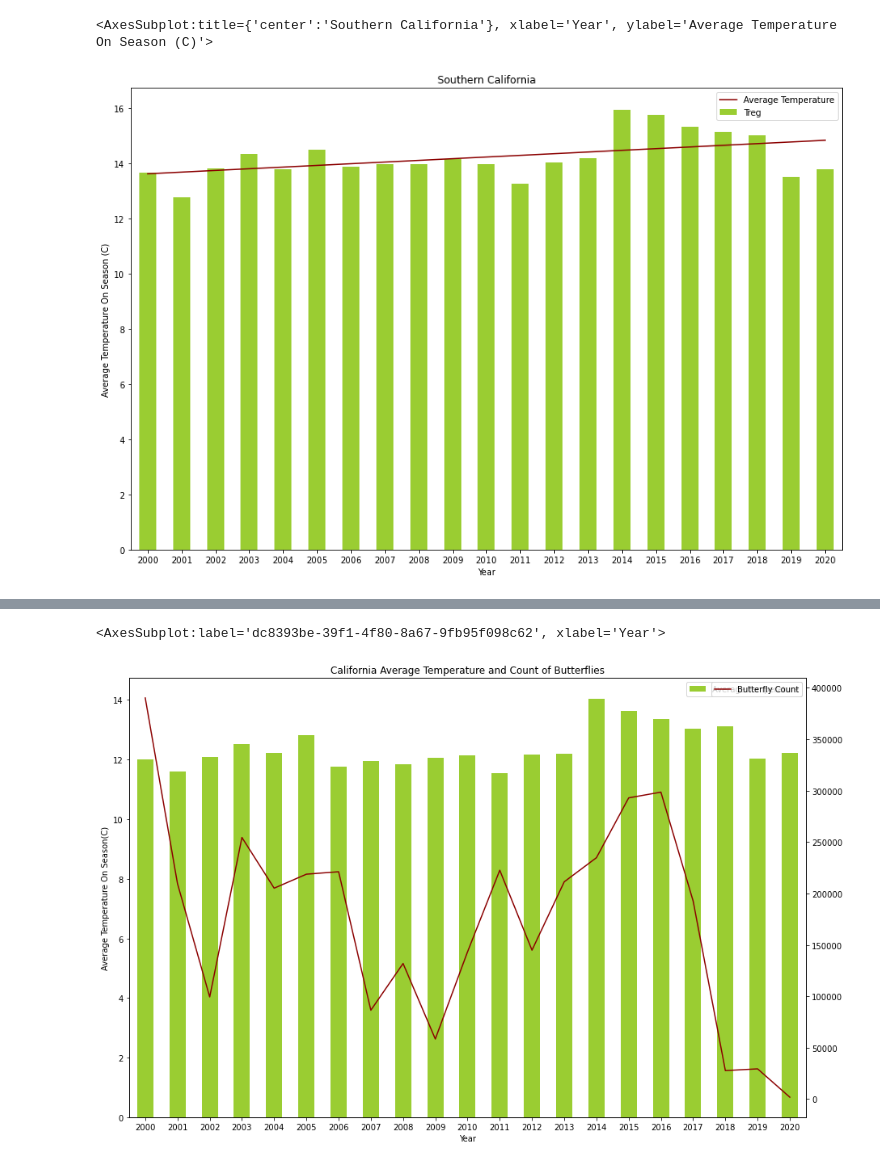
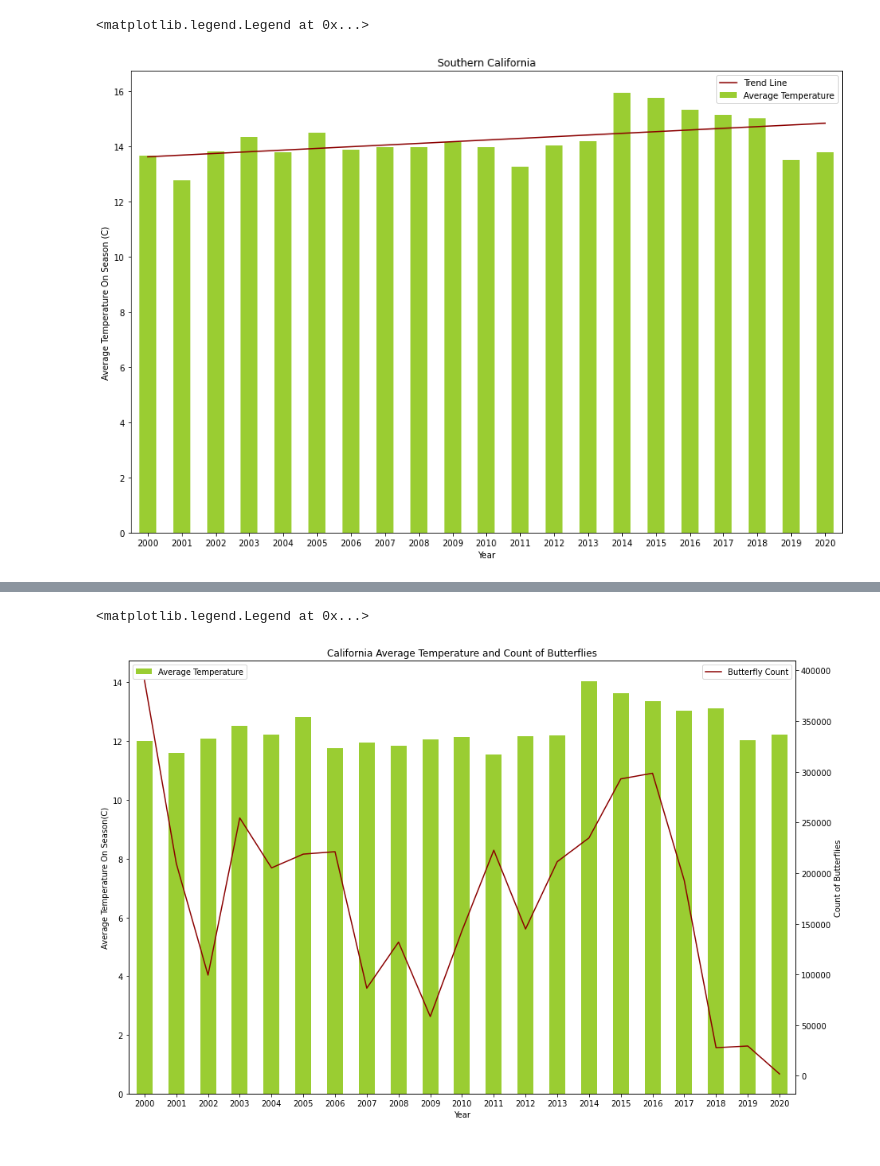
Before and after one commit to kldudzinsky/Monarch_Climate_Project, a Jupyter notebook: Notebooks/Rahwa/NorthernCalifornia.ipynb, the cells around one changed output, grey strips where cells are left out. Drawn from its saved outputs; the diff is of its cells as text; code cells hidden in the pictures.

Commit message:
Graphs

```diff
--- a/Notebooks/Rahwa/NorthernCalifornia.ipynb
+++ b/Notebooks/Rahwa/NorthernCalifornia.ipynb
@@ -328,11 +330,12 @@ ax = df.plot.bar(x= 'Year', y= 'Average Temperature', rot=0, color='yellowgreen'
 d = np.polyfit(df['Year'],df['Average Temperature'],1)
 f = np.poly1d(d)
 
-df.insert(1,'Treg',f(df['Year']))
-df.plot(x='Year', y='Treg',color='darkred',ax=ax)
+df.insert(1,'Trendline',f(df['Year']))
+df.plot(x='Year', y='Trendline',color='darkred',ax=ax)
+ax.legend(["Trend Line", "Average Temperature"])
 # %% [output]
-<AxesSubplot:title={'center':'Southern California'}, xlabel='Year', ylabel='Average Temperature On Season (C)'>
+<matplotlib.legend.Legend at 0x...>
-[figure, old version]
+[figure, new version]
 # %%
 fig = ax.get_figure()
 fig.savefig('SouthernCalifornia.png')
@@ -391,18 +394,21 @@ Years = [2000,2001,2002,2003,2004,2005,2006,2007,2008,2009,2010,2011,2012,2013,2
 # %%
 x_data = new_df.Year.astype(int)
 y_data = new_df['TAVG_onseason']
 
 
 df = pd.DataFrame({'Year': x_data,'Average Temperature': y_data, 'Butterfly Count': Butterfly_Count})
 ax = df.plot.bar(x= 'Year', y= 'Average Temperature', rot=0, color='yellowgreen', figsize=(15, 10), ylabel = "Average Temperature On Season(C)",title = "California Average Temperature and Count of Butterflies")
 
 ax2 = ax.twinx()
 
 ax2.plot(df[['Butterfly Count']].values)
-df.plot(x='Year', y='Butterfly Count',color='darkred', ax=ax2)
+df.plot(x='Year', y='Butterfly Count',color='darkred', ax=ax2, ylabel = "Count of Butterflies", legend ='True')
+ax.legend(["Average Temperature", "Butterfly Count"])
+ax2.legend(loc=0)
+ax.legend(loc =2)
 # %% [output]
-<AxesSubplot:label='dc8393be-39f1-4f80-8a67-9fb95f098c62', xlabel='Year'>
+<matplotlib.legend.Legend at 0x...>
-[figure, old version]
+[figure, new version]
 # %%
 fig = ax.get_figure()
 fig.savefig('TotalCalifornia.png')
```
Also changed, not shown: parts of 2 cells of this notebook.
